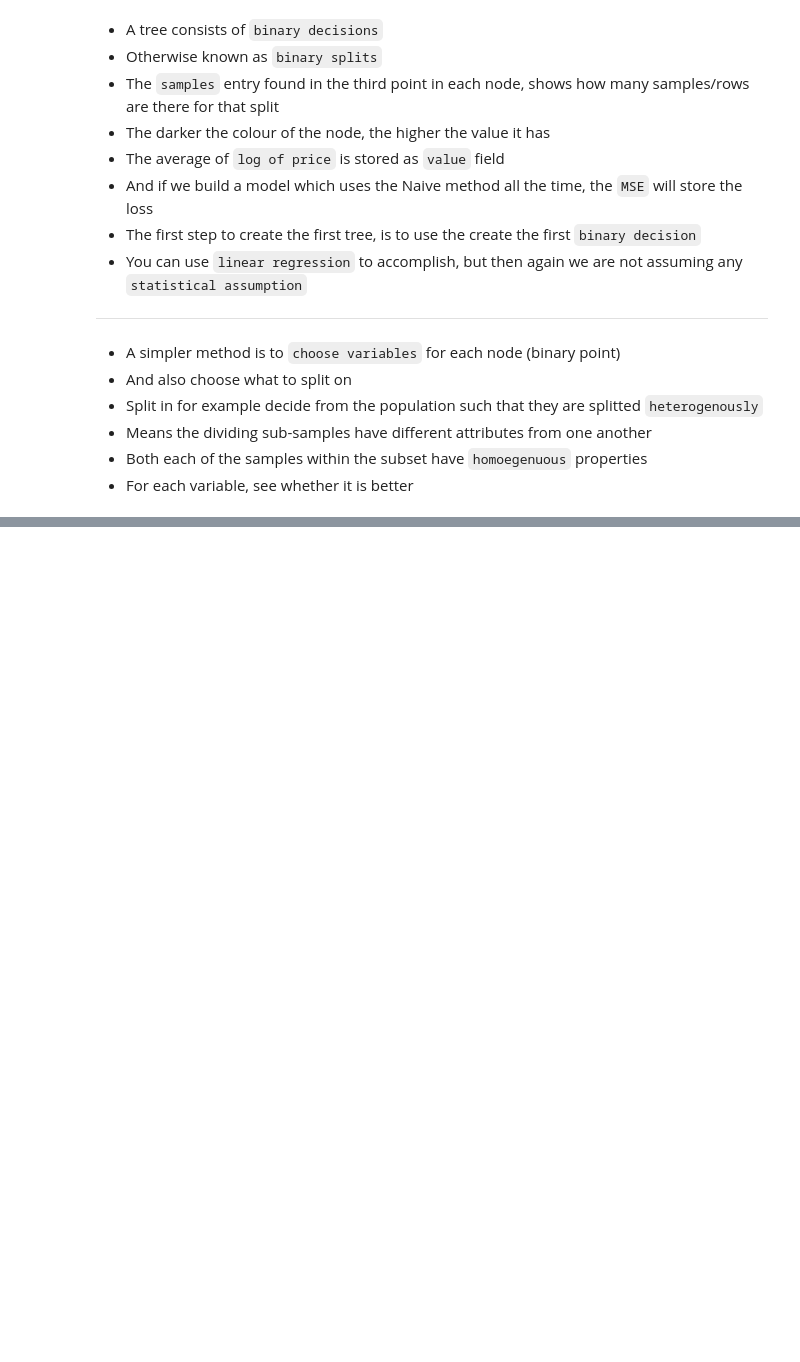
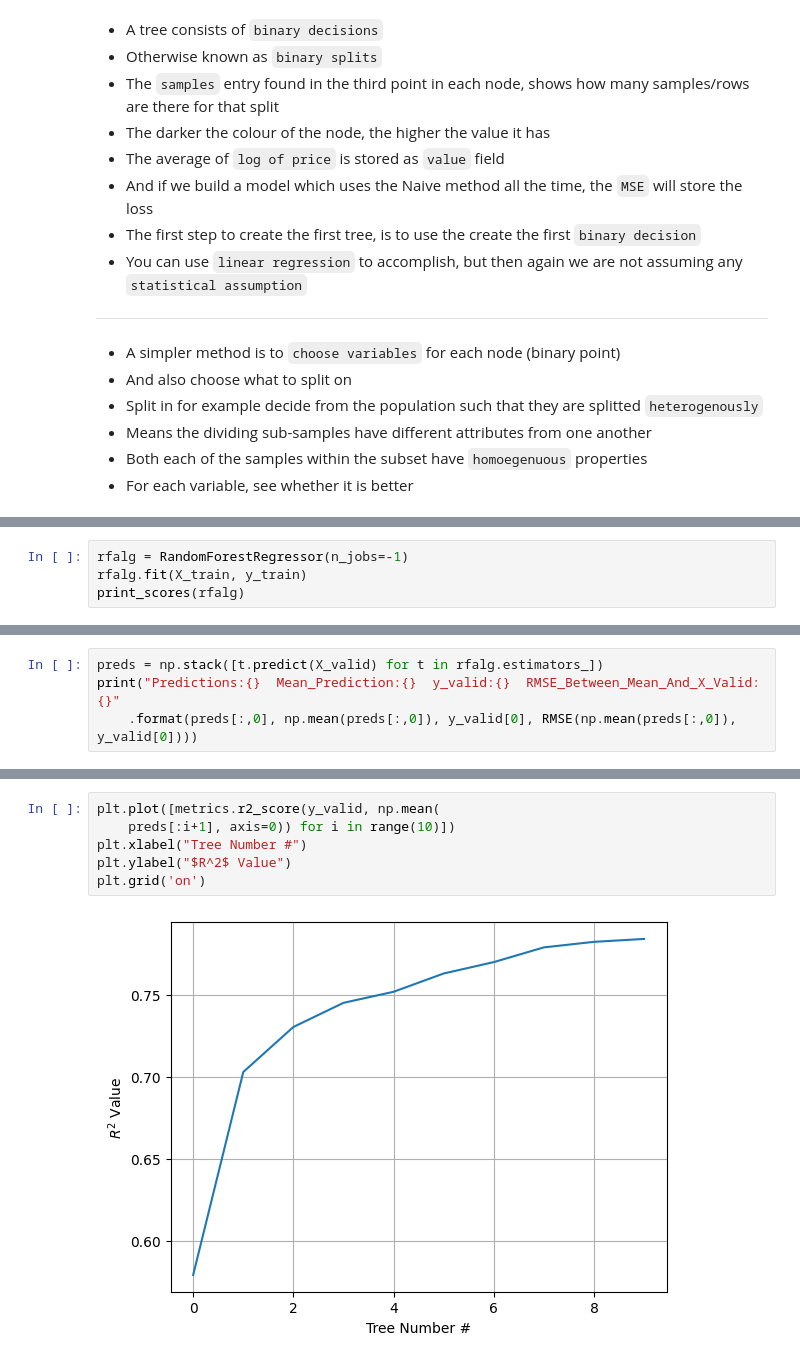
Before and after one commit to mahedjaved/PythonDSBookNotes, a Jupyter notebook: data_science/02_random_forest_ndepth.ipynb, the cells around one changed output, grey strips where cells are left out. Cells and saved outputs as stored; diff of their text form; blank space fills up the shorter version.

```diff
--- a/data_science/02_random_forest_ndepth.ipynb
+++ b/data_science/02_random_forest_ndepth.ipynb
@@ -410,0 +430,4 @@ NameError: name 'xxxxxx' is not defined
+# %%
+rfalg = RandomForestRegressor(n_jobs=-1)
+rfalg.fit(X_train, y_train)
+print_scores(rfalg)
@@ -410,0 +453,4 @@ NameError: name 'xxxxxx' is not defined
+# %%
+preds = np.stack([t.predict(X_valid) for t in rfalg.estimators_])
+print("Predictions:{}  Mean_Prediction:{}  y_valid:{}  RMSE_Between_Mean_And_X_Valid: {}"
+    .format(preds[:,0], np.mean(preds[:,0]), y_valid[0], RMSE(np.mean(preds[:,0]), y_valid[0])))
@@ -410,0 +477,8 @@ NameError: name 'xxxxxx' is not defined
+# %%
+plt.plot([metrics.r2_score(y_valid, np.mean(
+    preds[:i+1], axis=0)) for i in range(10)])
+plt.xlabel("Tree Number #")
+plt.ylabel("$R^2$ Value")
+plt.grid('on')
+# %% [output]
+[figure, added]
```
Also changed, not shown: parts of 14 cells of this notebook.
